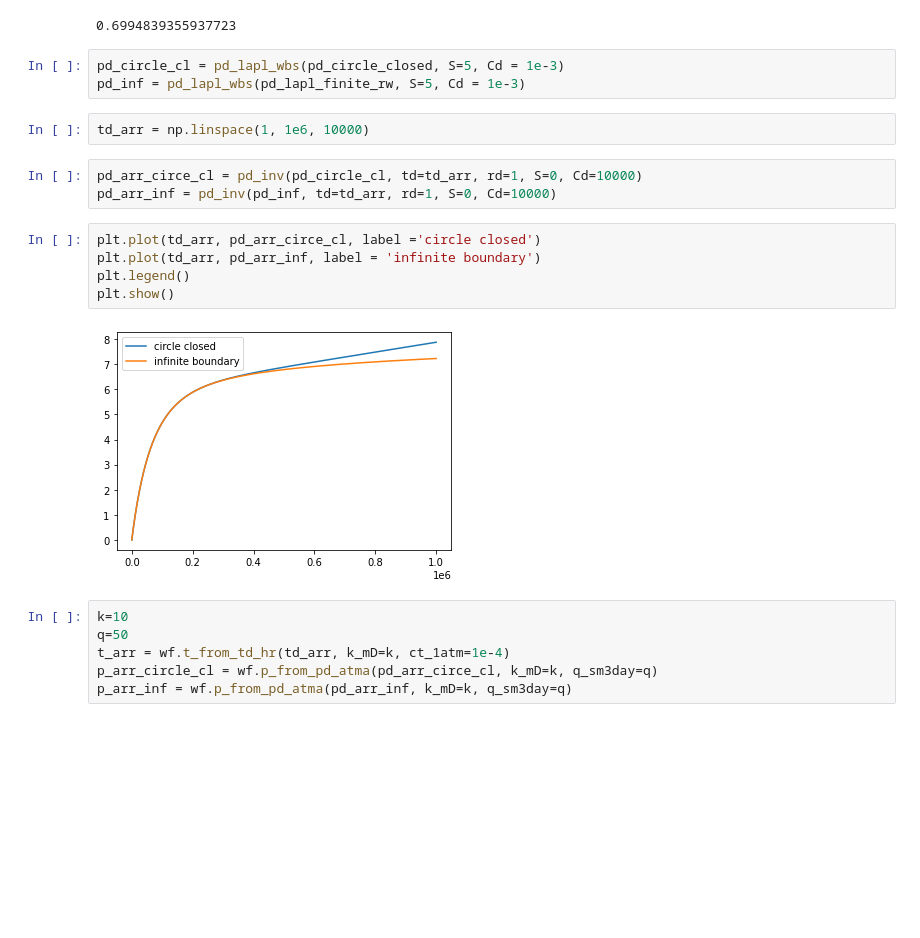
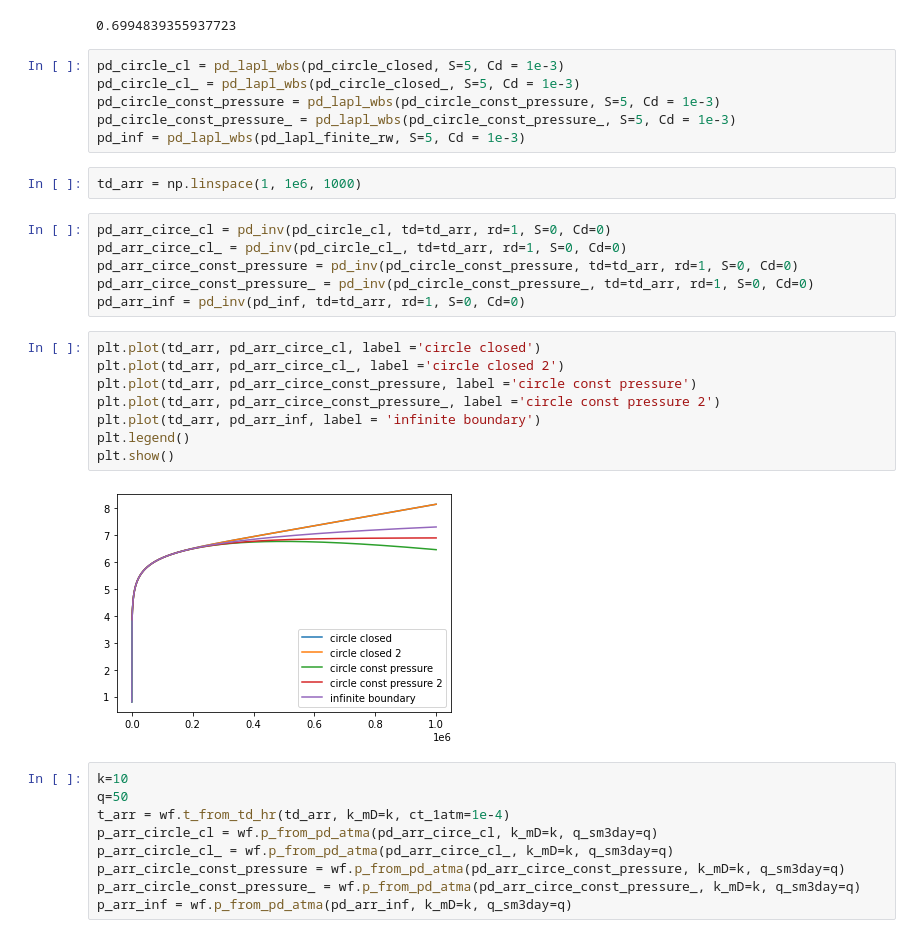
Before and after one commit to khabibullinra/welltest_examples, a Jupyter notebook: jupyter/20_solution_circle_boundary.ipynb, the cells around one changed output. Saved outputs shown, nothing was run; the diff lists cells and outputs as text; blank space fills up the shorter version.

```diff
--- a/jupyter/20_solution_circle_boundary.ipynb
+++ b/jupyter/20_solution_circle_boundary.ipynb
@@ -86,24 +184,36 @@ pd_circle_closed(1)
 0.6994839355937723
 # %%
 pd_circle_cl = pd_lapl_wbs(pd_circle_closed, S=5, Cd = 1e-3)
+pd_circle_cl_ = pd_lapl_wbs(pd_circle_closed_, S=5, Cd = 1e-3)
+pd_circle_const_pressure = pd_lapl_wbs(pd_circle_const_pressure, S=5, Cd = 1e-3)
+pd_circle_const_pressure_ = pd_lapl_wbs(pd_circle_const_pressure_, S=5, Cd = 1e-3)
 pd_inf = pd_lapl_wbs(pd_lapl_finite_rw, S=5, Cd = 1e-3)
 # %%
-td_arr = np.linspace(1, 1e6, 10000)
+td_arr = np.linspace(1, 1e6, 1000)
 # %%
-pd_arr_circe_cl = pd_inv(pd_circle_cl, td=td_arr, rd=1, S=0, Cd=10000)
-pd_arr_inf = pd_inv(pd_inf, td=td_arr, rd=1, S=0, Cd=10000)
+pd_arr_circe_cl = pd_inv(pd_circle_cl, td=td_arr, rd=1, S=0, Cd=0)
+pd_arr_circe_cl_ = pd_inv(pd_circle_cl_, td=td_arr, rd=1, S=0, Cd=0)
+pd_arr_circe_const_pressure = pd_inv(pd_circle_const_pressure, td=td_arr, rd=1, S=0, Cd=0)
+pd_arr_circe_const_pressure_ = pd_inv(pd_circle_const_pressure_, td=td_arr, rd=1, S=0, Cd=0)
+pd_arr_inf = pd_inv(pd_inf, td=td_arr, rd=1, S=0, Cd=0)
 # %%
 plt.plot(td_arr, pd_arr_circe_cl, label ='circle closed')
+plt.plot(td_arr, pd_arr_circe_cl_, label ='circle closed 2')
+plt.plot(td_arr, pd_arr_circe_const_pressure, label ='circle const pressure')
+plt.plot(td_arr, pd_arr_circe_const_pressure_, label ='circle const pressure 2')
 plt.plot(td_arr, pd_arr_inf, label = 'infinite boundary')
 plt.legend()
 plt.show()
 # %% [output]
-[figure, old version]
+[figure, new version]
 # %%
 k=10
 q=50
 t_arr = wf.t_from_td_hr(td_arr, k_mD=k, ct_1atm=1e-4)
 p_arr_circle_cl = wf.p_from_pd_atma(pd_arr_circe_cl, k_mD=k, q_sm3day=q)
+p_arr_circle_cl_ = wf.p_from_pd_atma(pd_arr_circe_cl_, k_mD=k, q_sm3day=q)
+p_arr_circle_const_pressure = wf.p_from_pd_atma(pd_arr_circe_const_pressure, k_mD=k, q_sm3day=q)
+p_arr_circle_const_pressure_ = wf.p_from_pd_atma(pd_arr_circe_const_pressure_, k_mD=k, q_sm3day=q)
 p_arr_inf = wf.p_from_pd_atma(pd_arr_inf, k_mD=k, q_sm3day=q)
 # %%
 plt.plot(t_arr, p_arr_circle_cl, label ='circle closed')
```
Also changed, not shown: parts of 4 cells of this notebook.
